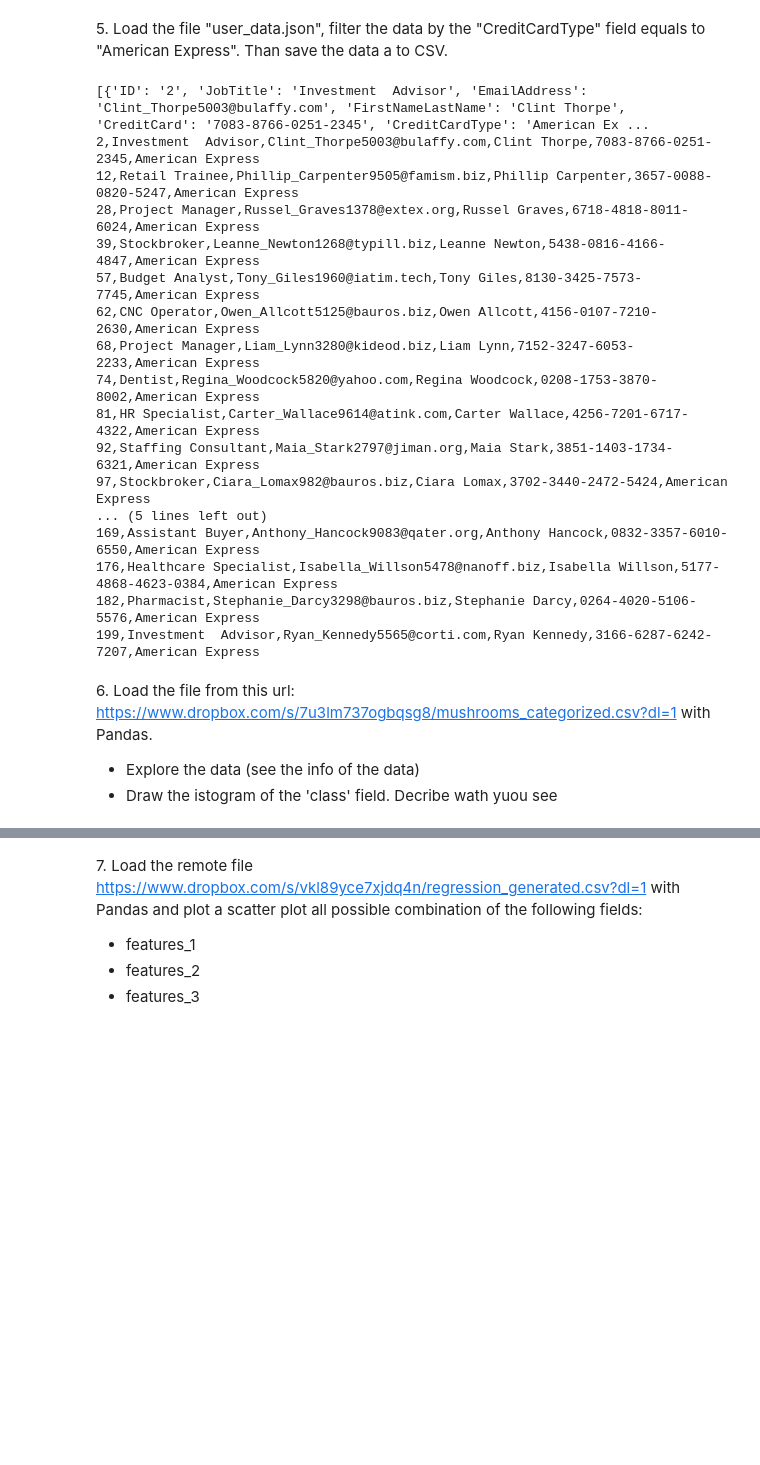
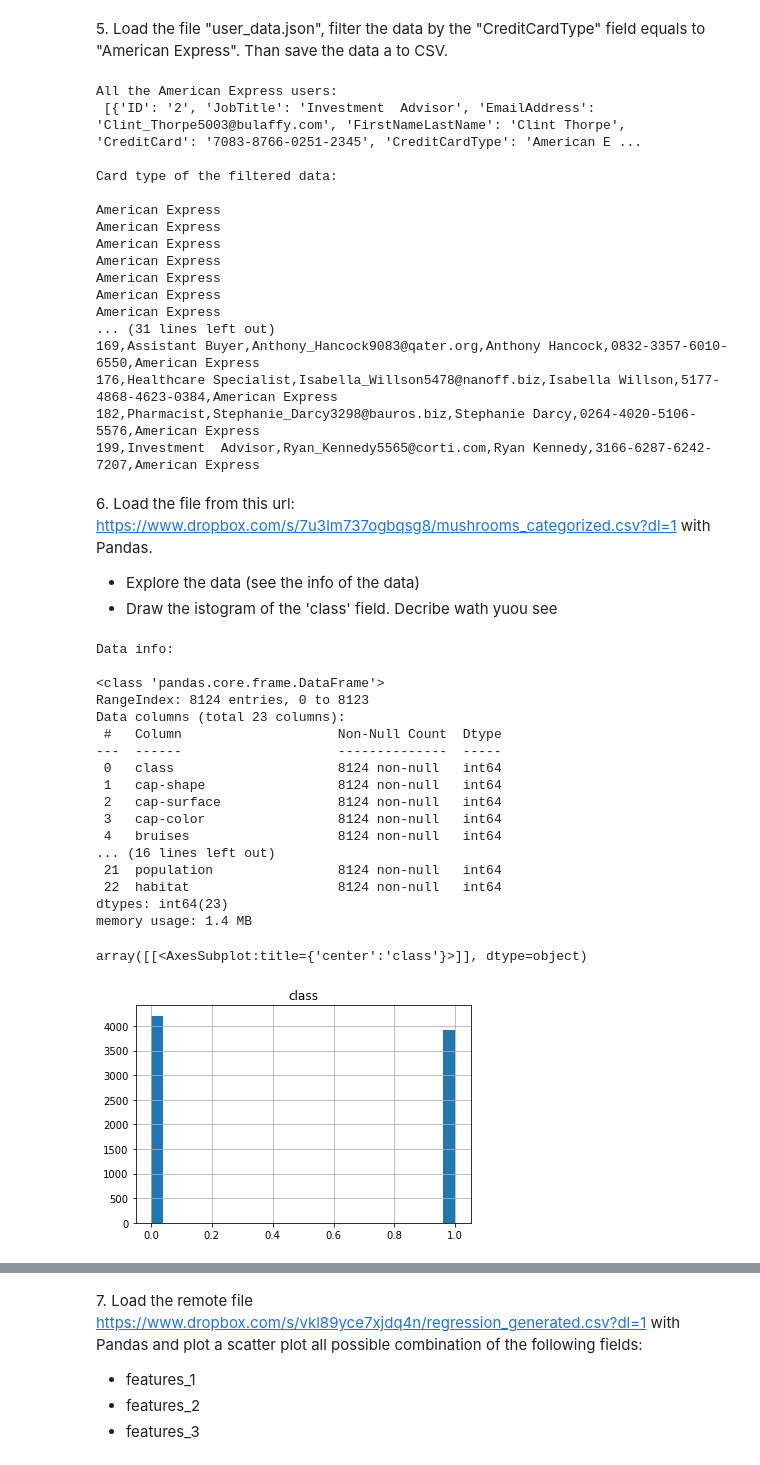
Before and after one commit to tommasoamico/LaboratoryOfComputationalPhysics_Y4, a Jupyter notebook: 04ex_OSEMN.ipynb, the cells around one changed output, grey strips where cells are left out. Cells and saved outputs as stored; diff of their text form; code cells hidden in the pictures; blank space fills up the shorter version.

Commit message:
Finished exercises and data files

```diff
--- a/04ex_OSEMN.ipynb
+++ b/04ex_OSEMN.ipynb
@@ -90,32 +94,36 @@ american_express_list = []
 for i in range(len(data)):
     if i in american_express_index:
         american_express_list.append(data[i])
-print(american_express_list)
+print("All the American Express users: \n", american_express_list)
 csv_string = ""
+print("\nCard type of the filtered data: \n")
+for i in range(len(american_express_list)):
+    print(american_express_list[i]['CreditCardType'])
 for i in american_express_list:
     for j in i.keys():
         if j != 'CreditCardType':
             csv_string += i[j]
             csv_string += ","
+            continue
         else:
             csv_string += i[j]
     csv_string += "\n"
 
-print(csv_string)
+print("\n" + "csv file text:\n" + csv_string)
 # %% [output]
-[{'ID': '2', 'JobTitle': 'Investment  Advisor', 'EmailAddress': 'Clint_Thorpe5003@bulaffy.com', 'FirstNameLastName': 'Clint Thorpe', 'CreditCard': '7083-8766-0251-2345', 'CreditCardType': 'American Ex ...
-2,Investment  Advisor,Clint_Thorpe5003@bulaffy.com,Clint Thorpe,7083-8766-0251-2345,American Express
-12,Retail Trainee,Phillip_Carpenter9505@famism.biz,Phillip Carpenter,3657-0088-0820-5247,American Express
-28,Project Manager,Russel_Graves1378@extex.org,Russel Graves,6718-4818-8011-6024,American Express
-39,Stockbroker,Leanne_Newton1268@typill.biz,Leanne Newton,5438-0816-4166-4847,American Express
-57,Budget Analyst,Tony_Giles1960@iatim.tech,Tony Giles,8130-3425-7573-7745,American Express
-62,CNC Operator,Owen_Allcott5125@bauros.biz,Owen Allcott,4156-0107-7210-2630,American Express
-68,Project Manager,Liam_Lynn3280@kideod.biz,Liam Lynn,7152-3247-6053-2233,American Express
-74,Dentist,Regina_Woodcock5820@yahoo.com,Regina Woodcock,0208-1753-3870-8002,American Express
-81,HR Specialist,Carter_Wallace9614@atink.com,Carter Wallace,4256-7201-6717-4322,American Express
-92,Staffing Consultant,Maia_Stark2797@jiman.org,Maia Stark,3851-1403-1734-6321,American Express
-97,Stockbroker,Ciara_Lomax982@bauros.biz,Ciara Lomax,3702-3440-2472-5424,American Express
-... (5 lines left out)
+All the American Express users:
+ [{'ID': '2', 'JobTitle': 'Investment  Advisor', 'EmailAddress': 'Clint_Thorpe5003@bulaffy.com', 'FirstNameLastName': 'Clint Thorpe', 'CreditCard': '7083-8766-0251-2345', 'CreditCardType': 'American E ...
+
+Card type of the filtered data:
+
+American Express
+American Express
+American Express
+American Express
+American Express
+American Express
+American Express
+... (31 lines left out)
 169,Assistant Buyer,Anthony_Hancock9083@qater.org,Anthony Hancock,0832-3357-6010-6550,American Express
 176,Healthcare Specialist,Isabella_Willson5478@nanoff.biz,Isabella Willson,5177-4868-4623-0384,American Express
 182,Pharmacist,Stephanie_Darcy3298@bauros.biz,Stephanie Darcy,0264-4020-5106-5576,American Express
@@ -124,3 +132,35 @@ print(csv_string)
 6\. Load the file from this url: [https://www.dropbox.com/s/7u3lm737ogbqsg8/mushrooms_categorized.csv?dl=1](https://www.dropbox.com/s/7u3lm737ogbqsg8/mushrooms_categorized.csv?dl=1) with Pandas.
 + Explore the data (see the info of the data)
 + Draw the istogram of the 'class' field. Decribe wath yuou see
+# %%
+import pandas as pd
+url = "https://www.dropbox.com/s/7u3lm737ogbqsg8/mushrooms_categorized.csv?dl=1"
+data = pd.read_csv(url)
+print('Data info:\n')
+pd.DataFrame.info(data)
+#data.columns=['class','cap-shape','cap-surface',
+#        'cap-color','bruises','odor',
+#        'gill-attachment','gill-spacing','gill-size','gill-color','stalk-shape', 'stalk-root', 'stalk-surface-above-ring',
+#        'stalk-surface-below-ring', 'stalk-color-above-ring', 'stalk-color-below-ring', 'veil-type', 'veil-color',
+#        'ring-number', 'ring-type', 'spore-print-color', 'population', 'habitat']
+data.hist("class", bins = 25)
+# %% [output]
+Data info:
+
+<class 'pandas.core.frame.DataFrame'>
+RangeIndex: 8124 entries, 0 to 8123
+Data columns (total 23 columns):
+ #   Column                    Non-Null Count  Dtype
+---  ------                    --------------  -----
+ 0   class                     8124 non-null   int64
+ 1   cap-shape                 8124 non-null   int64
+ 2   cap-surface               8124 non-null   int64
+ 3   cap-color                 8124 non-null   int64
+ 4   bruises                   8124 non-null   int64
+... (16 lines left out)
+ 21  population                8124 non-null   int64
+ 22  habitat                   8124 non-null   int64
+dtypes: int64(23)
+memory usage: 1.4 MB
+array([[<AxesSubplot:title={'center':'class'}>]], dtype=object)
+[figure, added]
```
Also changed, not shown: parts of 8 cells of this notebook, 3 other files.
